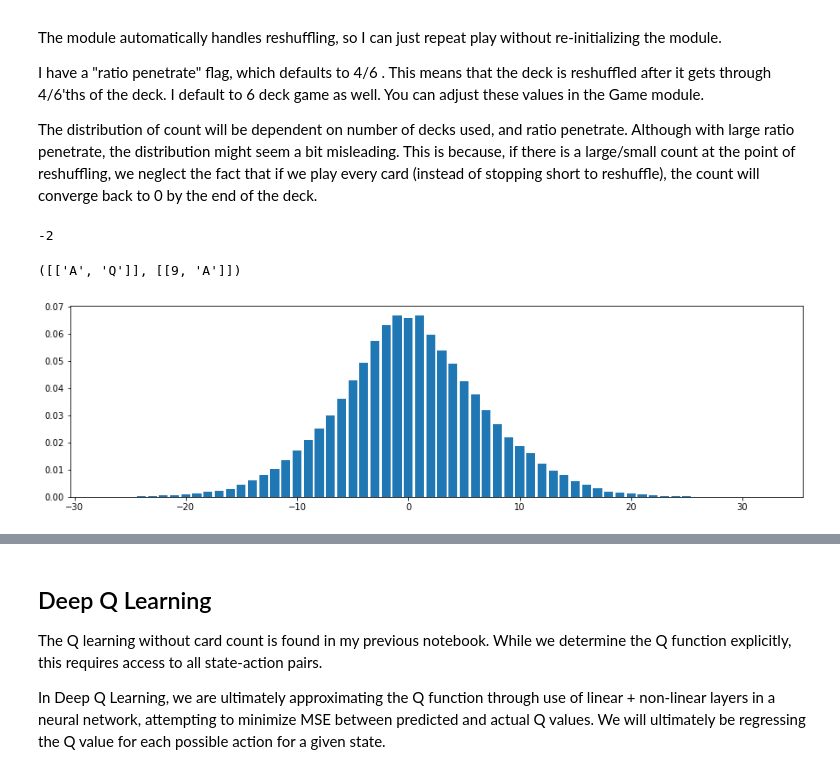
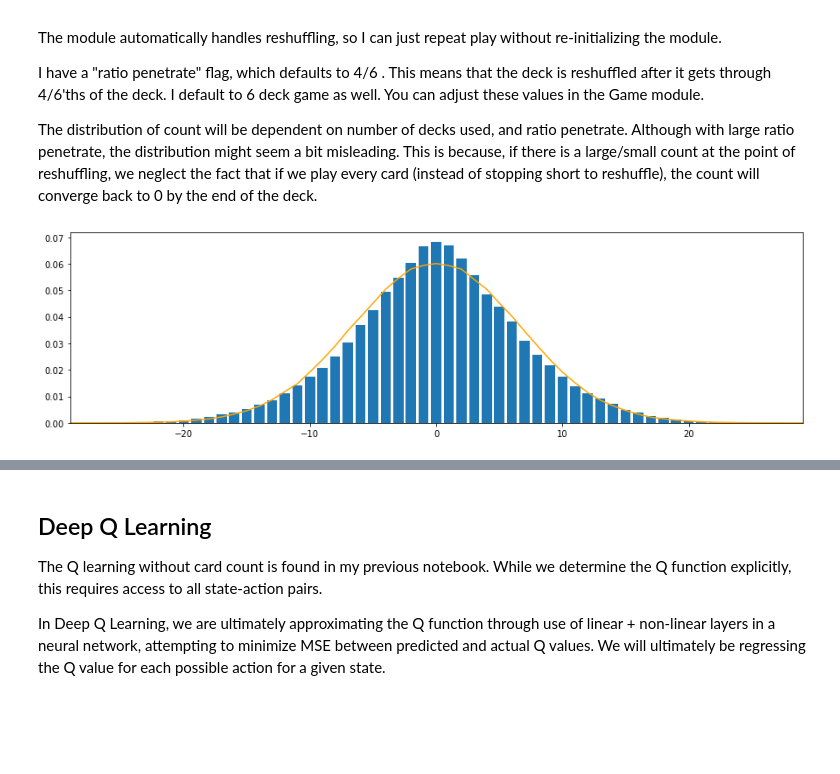
Before and after one commit to petersim1/Blackjack_RL, a Jupyter notebook: Deep_Learning.ipynb, the cells around one changed output, grey strips where cells are left out. Drawn from its saved outputs; the diff is of its cells as text; code cells hidden in the pictures; blank space fills up the shorter version.

```diff
--- a/Deep_Learning.ipynb
+++ b/Deep_Learning.ipynb
@@ -33,7 +36,7 @@ cpu
 # %% [markdown]
 ### Import learned Q function to be used for comparison
 # %%
-Qlearned = np.load('Q.npy',allow_pickle=True).item()
+Qlearned = np.load('models/Q.npy',allow_pickle=True).item()
 # %%
 blackjack = Game(Player)
 cardMap = blackjack.cardMap
@@ -54,20 +57,9 @@ The module automatically handles reshuffling, so I can just repeat play without
 I have a "ratio penetrate" flag, which defaults to 4/6 . This means that the deck is reshuffled after it gets through 4/6'ths of the deck. I default to 6 deck game as well. You can adjust these values in the Game module.
 
 The distribution of count will be dependent on number of decks used, and ratio penetrate. Although with large ratio penetrate, the distribution might seem a bit misleading. This is because, if there is a large/small count at the point of reshuffling, we neglect the fact that if we play every card (instead of stopping short to reshuffle), the count will converge back to 0 by the end of the deck.
-# %%
-blackjack = Game(Player,verbose=False)
-
-blackjack.initRound(wagers=[1])
-blackjack.dealInit()
-
-blackjack.count
-# %% [output]
--2
-# %%
-blackjack.players[0].cards , blackjack.house.cards
-# %% [output]
-([['A', 'Q']], [[9, 'A']])
 # %%
+
+
 blackjack = Game(Player,verbose=False)
 count = []
 
@@ -76,33 +68,38 @@ for _ in range(50000) :
     count.append(blackjack.count)
 
     blackjack.initRound(wagers=[1])
     blackjack.dealInit()
     player = blackjack.players[0] # only 1 player, so i'll just extract that specific player module.
     houseShow = blackjack.getHouseShow(showValue=True)
 
     while not player.isDone() :
 
         playerShow,canSplit,useableAce,card1 = player.getValue()
 
         policy = player.getValidMoves(houseShow)
         policy = [p for p in policy if p!='insurance']
         if canSplit :
-            move = getBestAction(Qlearned['canSplit'][(card1,houseShow,useableAce)],policy,-1,False)
+            move = getBestAction(Qlearned['canSplit'][(card1,houseShow,useableAce)],policy,-1,"epsilon")
         else :
-            move = getBestAction(Qlearned['noSplit'][(playerShow,houseShow,useableAce)],policy,-1,False)
+            move = getBestAction(Qlearned['noSplit'][(playerShow,houseShow,useableAce)],policy,-1,"epsilon")
 
         # Gather count after every single move.
         count.append(blackjack.count)
 
         blackjack.stepPlayer(player,move)
     blackjack.stepHouse()
 
 plt.figure(figsize=(15,4))
 inds = np.argsort(pd.Series(count).value_counts(normalize=True).index.to_list())
 plt.bar(
     pd.Series(count).value_counts(normalize=True).index[inds],
     pd.Series(count).value_counts(normalize=True).values[inds]
 )
+samples = np.random.normal(0,np.array(count).std(), 1_000_000)
+minmax = max(abs(min(count)), max(count))
+a, b = np.histogram(samples, np.arange(-minmax-1.5, minmax+1.5), density=True)
+plt.plot([b[i-1:i+1].mean() for i in range(1,b.shape[0])], a, color="orange")
+plt.xlim(-minmax, minmax)
 plt.show()
 # %% [output]
-[figure, old version]
+[figure, new version]
```
Also changed, not shown: parts of 13 cells of this notebook.
